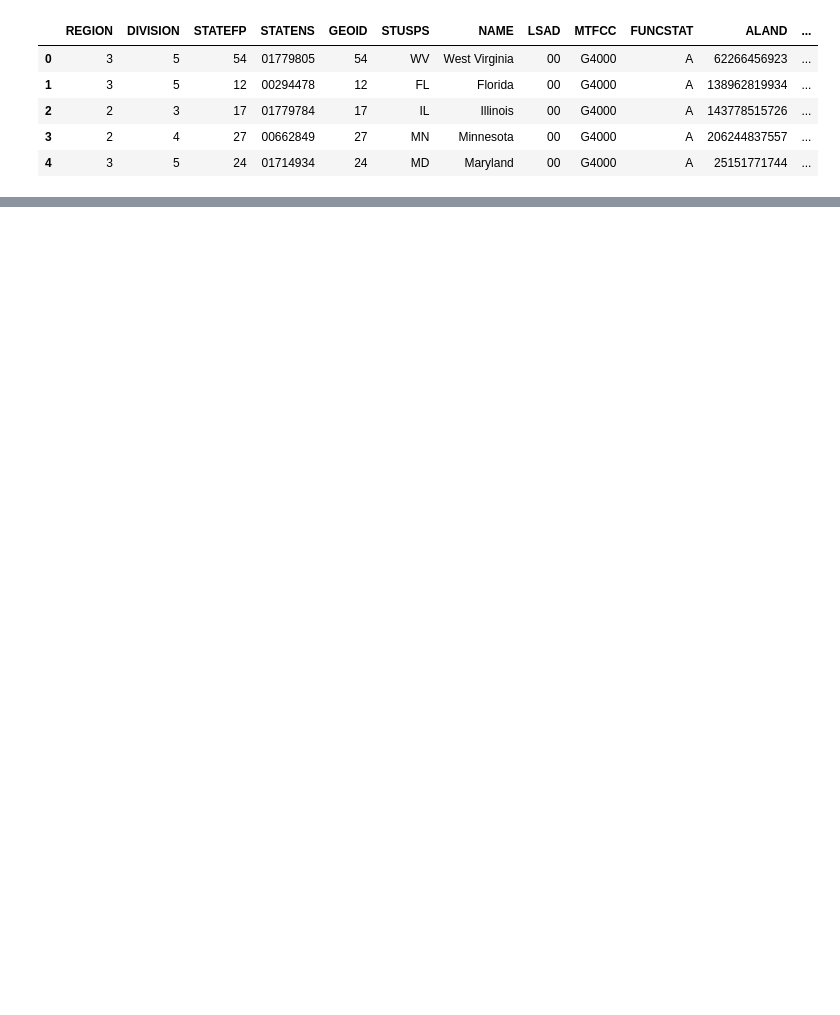
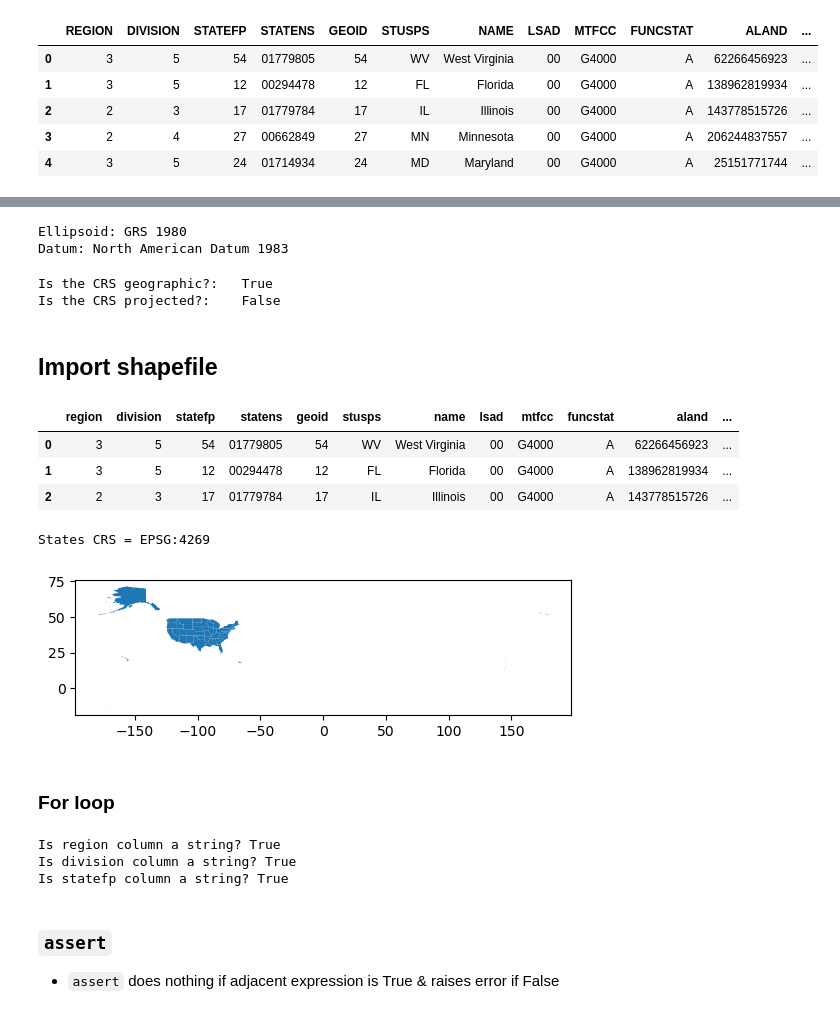
Before and after one commit to zachyyy700/eds220-2025-in-class, a Jupyter notebook: week5-streamlining.ipynb, the cells around one changed output, grey strips where cells are left out. Saved outputs shown, nothing was run; the diff lists cells and outputs as text; code cells hidden in the pictures; blank space fills up the shorter version.

```diff
--- a/week5-streamlining.ipynb
+++ b/week5-streamlining.ipynb
@@ -29,0 +66,55 @@ states.head()
+# %%
+# Use f-string to print info
+print(f'Ellipsoid: {power_plants.crs.ellipsoid}')
+print(f'Datum: {power_plants.crs.datum}')
+# %% [output]
+Ellipsoid: GRS 1980
+Datum: North American Datum 1983
+# %%
+# Use f-string to format output
+print(f"{'Is the CRS geographic?:':<25} {power_plants.crs.is_geographic}")
+print(f"{'Is the CRS projected?:':<25} {power_plants.crs.is_projected}")
+# %% [output]
+Is the CRS geographic?:   True
+Is the CRS projected?:    False
+# %% [markdown]
+## Import shapefile
+# %%
+# Import states data
+fp = os.path.join('data','tl_2022_us_state','tl_2022_us_state.shp')
+states = gpd.read_file(fp)
+
+# Simplify column names
+states.columns = states.columns.str.lower()
+
+states.head(3)
+# %% [output]
+|  | region | division | statefp | statens | geoid | stusps | name | lsad | mtfcc | funcstat | aland | ... |
+| 0 | 3 | 5 | 54 | 01779805 | 54 | WV | West Virginia | 00 | G4000 | A | 62266456923 | ... |
+| 1 | 3 | 5 | 12 | 00294478 | 12 | FL | Florida | 00 | G4000 | A | 138962819934 | ... |
+| 2 | 2 | 3 | 17 | 01779784 | 17 | IL | Illinois | 00 | G4000 | A | 143778515726 | ... |
+# %%
+# Print states crs
+print(f'States CRS = {states.crs}')
+# Plot states
+states.plot()
+plt.show()
+# %% [output]
+States CRS = EPSG:4269
+[figure, added]
+# %% [markdown]
+### For loop
+# %%
+# Use forloop to check if dtype is string
+code_cols = ['region', 'division', 'statefp']
+
+for column in code_cols:
+    print(f"Is {column} column a string? {is_string_dtype(states[column])}")
+# %% [output]
+Is region column a string? True
+Is division column a string? True
+Is statefp column a string? True
+# %% [markdown]
+### `assert`
+
+- `assert` does nothing if adjacent expression is True & raises error if False
```
Also changed, not shown: parts of 15 cells of this notebook.
